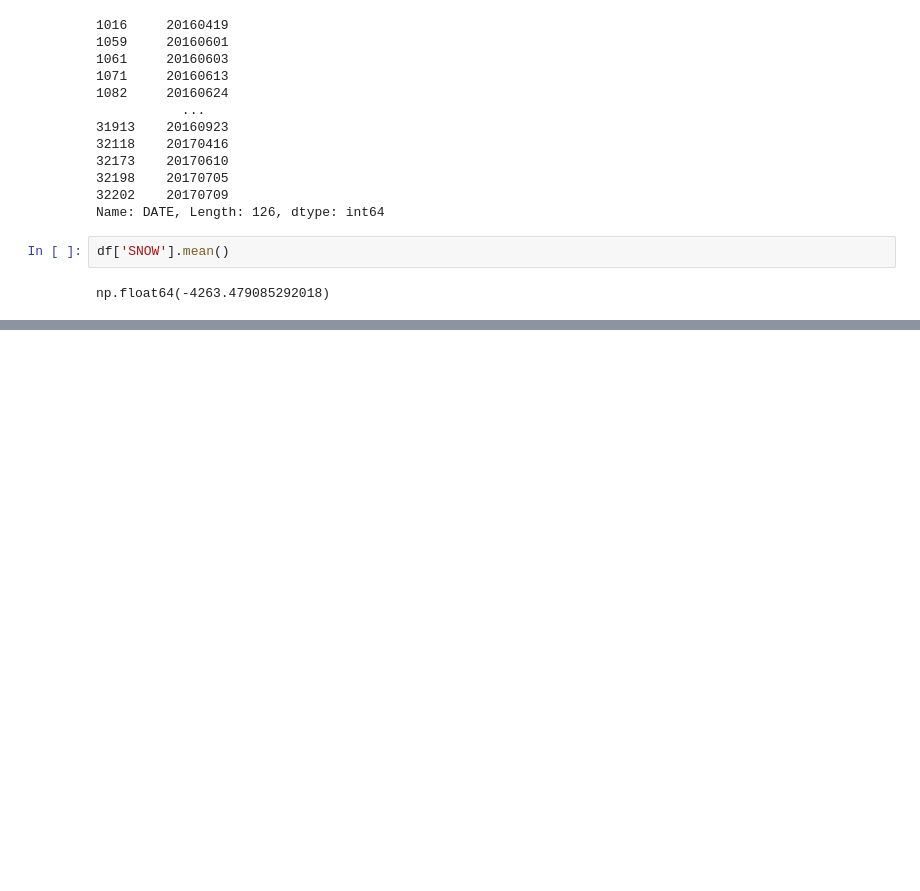
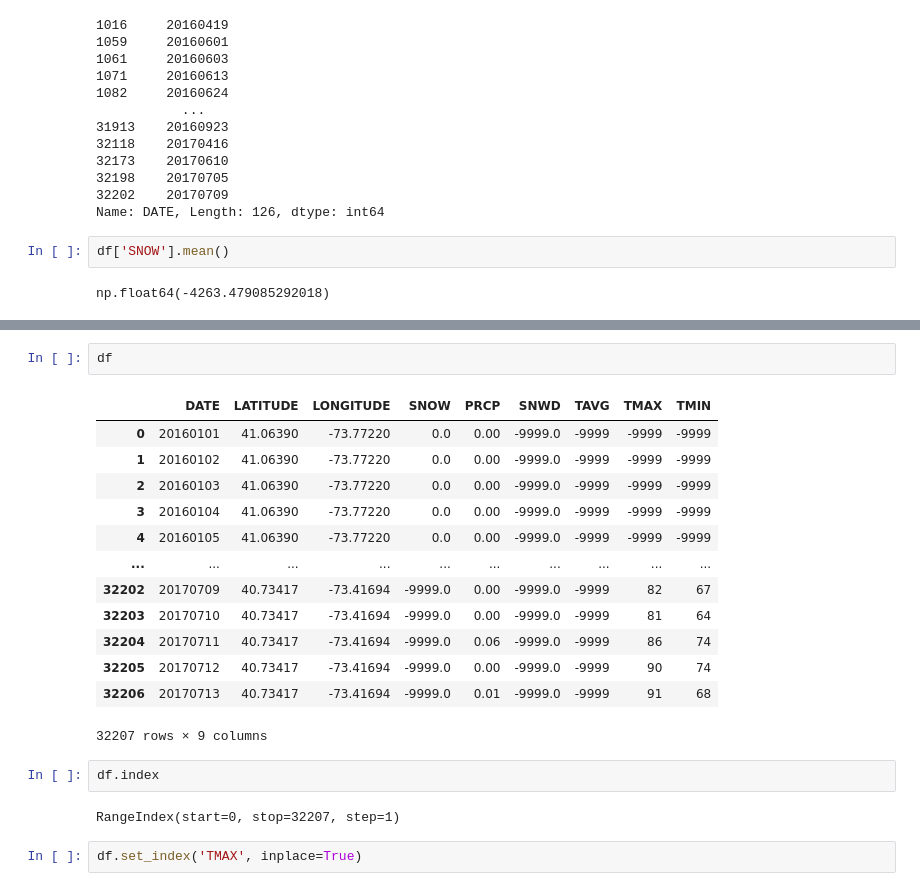
Before and after one commit to BalaMahalakshmi/Python, a Jupyter notebook: pandas.ipynb, the cells around one changed output, grey strips where cells are left out. Saved outputs shown, nothing was run; the diff lists cells and outputs as text; blank space fills up the shorter version.

```diff
--- a/pandas.ipynb
+++ b/pandas.ipynb
@@ -43,0 +178,22 @@ np.float64(-4263.479085292018)
+# %%
+df
+# %% [output]
+|  | DATE | LATITUDE | LONGITUDE | SNOW | PRCP | SNWD | TAVG | TMAX | TMIN |
+| 0 | 20160101 | 41.06390 | -73.77220 | 0.0 | 0.00 | -9999.0 | -9999 | -9999 | -9999 |
+| 1 | 20160102 | 41.06390 | -73.77220 | 0.0 | 0.00 | -9999.0 | -9999 | -9999 | -9999 |
+| 2 | 20160103 | 41.06390 | -73.77220 | 0.0 | 0.00 | -9999.0 | -9999 | -9999 | -9999 |
+| 3 | 20160104 | 41.06390 | -73.77220 | 0.0 | 0.00 | -9999.0 | -9999 | -9999 | -9999 |
+| 4 | 20160105 | 41.06390 | -73.77220 | 0.0 | 0.00 | -9999.0 | -9999 | -9999 | -9999 |
+| ... | ... | ... | ... | ... | ... | ... | ... | ... | ... |
+| 32202 | 20170709 | 40.73417 | -73.41694 | -9999.0 | 0.00 | -9999.0 | -9999 | 82 | 67 |
+| 32203 | 20170710 | 40.73417 | -73.41694 | -9999.0 | 0.00 | -9999.0 | -9999 | 81 | 64 |
+| 32204 | 20170711 | 40.73417 | -73.41694 | -9999.0 | 0.06 | -9999.0 | -9999 | 86 | 74 |
+| 32205 | 20170712 | 40.73417 | -73.41694 | -9999.0 | 0.00 | -9999.0 | -9999 | 90 | 74 |
+| 32206 | 20170713 | 40.73417 | -73.41694 | -9999.0 | 0.01 | -9999.0 | -9999 | 91 | 68 |
+32207 rows × 9 columns
+# %%
+df.index
+# %% [output]
+RangeIndex(start=0, stop=32207, step=1)
+# %%
+df.set_index('TMAX', inplace=True)
```
Also changed, not shown: parts of 15 cells of this notebook.
